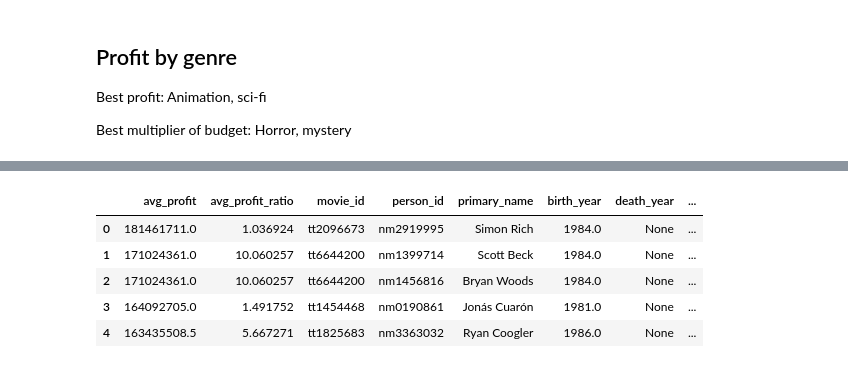
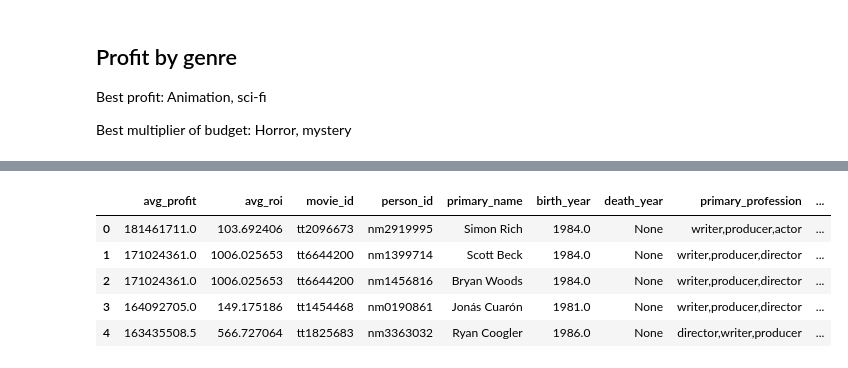
Before and after one commit to Jasperino64/dsc-phase-1-project-v2-4, a Jupyter notebook: project.ipynb, the cells around one changed output, grey strips where cells are left out. Saved outputs shown, nothing was run; the diff lists cells and outputs as text; code cells hidden in the pictures.

```diff
--- a/project.ipynb
+++ b/project.ipynb
@@ -73,11 +73,11 @@ budgetsdf
 5782 rows × 6 columns
 # %%
 # bom.head()
-# Calculate profit and profit ratio per movie (profit/budget)
+# Calculate profit and ROI per movie (profit/budget)
 
 q = """
 SELECT (budgets.domestic_gross - production_budget) AS profit,
-(budgets.domestic_gross - production_budget) / production_budget AS profit_ratio,
+((budgets.domestic_gross - production_budget) / production_budget) * 100 AS roi,
 genres, m.movie_id, b.title AS title
 FROM moviesdf AS m
 JOIN bomdf AS b
@@ -87,6 +87,6 @@ ON budgets.movie = b.title
 """
 rawdf = pysqldf(q)
 rawdf.head()
-split_rawdf = rawdf.set_index(['title', 'movie_id', 'profit', 'profit_ratio']).apply(lambda x: x.str.split(',').explode()).reset_index()
+split_rawdf = rawdf.set_index(['title', 'movie_id', 'profit', 'roi']).apply(lambda x: x.str.split(',').explode()).reset_index()
 # %%
 
@@ -168,28 +198,28 @@ actors_profit_df.head()
 # %%
 # Writers
 q = '''
 SELECT w.movie_id, p.*
 FROM persons AS p
 JOIN writers AS w ON w.person_id = p.person_id
 WHERE death_year is NULL AND birth_year > 1980
 '''
 
 writers_df = pd.read_sql(q, conn)
 writers_df.head()
 
 writerprofitq = """
-SELECT AVG(profit) AS avg_profit, AVG(profit_ratio) AS avg_profit_ratio, *
+SELECT AVG(profit) AS avg_profit, AVG(roi) AS avg_roi, *
 FROM writers_df AS w
 JOIN rawdf ON w.movie_id = rawdf.movie_id
 GROUP BY person_id, primary_name
 ORDER BY avg_profit DESC
 """
 writers_profit_df = pysqldf(writerprofitq)
 writers_profit_df.head()
 # %% [output]
-|  | avg_profit | avg_profit_ratio | movie_id | person_id | primary_name | birth_year | death_year | ... |
-| 0 | 181461711.0 | 1.036924 | tt2096673 | nm2919995 | Simon Rich | 1984.0 | None | ... |
-| 1 | 171024361.0 | 10.060257 | tt6644200 | nm1399714 | Scott Beck | 1984.0 | None | ... |
-| 2 | 171024361.0 | 10.060257 | tt6644200 | nm1456816 | Bryan Woods | 1984.0 | None | ... |
-| 3 | 164092705.0 | 1.491752 | tt1454468 | nm0190861 | Jonás Cuarón | 1981.0 | None | ... |
-| 4 | 163435508.5 | 5.667271 | tt1825683 | nm3363032 | Ryan Coogler | 1986.0 | None | ... |
+|  | avg_profit | avg_roi | movie_id | person_id | primary_name | birth_year | death_year | primary_profession | ... |
+| 0 | 181461711.0 | 103.692406 | tt2096673 | nm2919995 | Simon Rich | 1984.0 | None | writer,producer,actor | ... |
+| 1 | 171024361.0 | 1006.025653 | tt6644200 | nm1399714 | Scott Beck | 1984.0 | None | writer,producer,director | ... |
+| 2 | 171024361.0 | 1006.025653 | tt6644200 | nm1456816 | Bryan Woods | 1984.0 | None | writer,producer,director | ... |
+| 3 | 164092705.0 | 149.175186 | tt1454468 | nm0190861 | Jonás Cuarón | 1981.0 | None | writer,producer,director | ... |
+| 4 | 163435508.5 | 566.727064 | tt1825683 | nm3363032 | Ryan Coogler | 1986.0 | None | director,writer,producer | ... |
```
Also changed, not shown: parts of 15 cells of this notebook.
